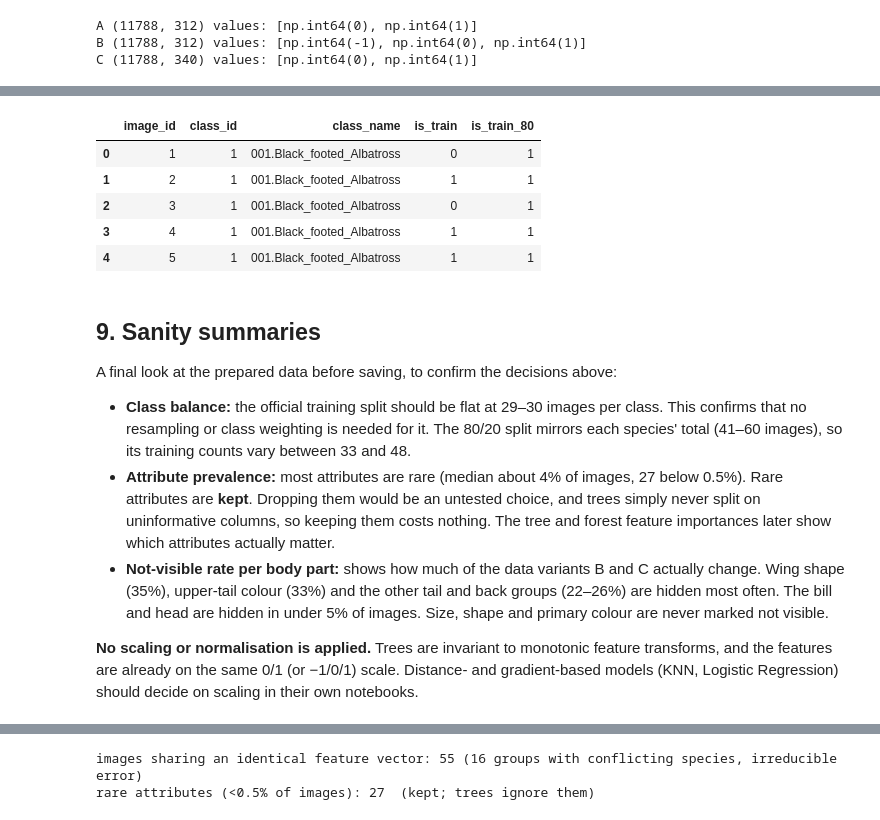
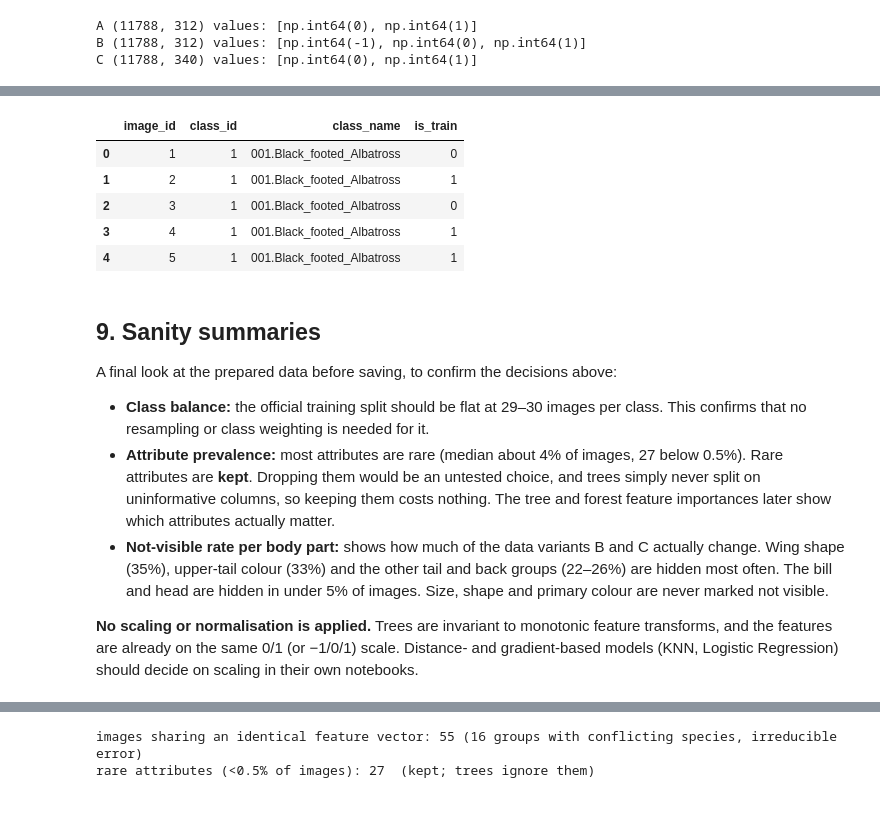
Before and after one commit to Flamingsides/f20dl-coursework-1, a Jupyter notebook: notebooks/dataPrep.ipynb, the cells around one changed output, grey strips where cells are left out. Saved outputs shown, nothing was run; the diff lists cells and outputs as text; code cells hidden in the pictures.

```diff
--- a/notebooks/dataPrep.ipynb
+++ b/notebooks/dataPrep.ipynb
@@ -253,32 +233,27 @@ A second split column is added so that models can also be trained on more data.
 # %%
 meta = (labels.merge(classes, on='class_id')
               .merge(split, on='image_id')
               .set_index('image_id')
               .sort_index())
 
-# Stratified 80/20 split: same species proportions in train and test, reproducible via SPLIT_SEED
-train_ids, _ = train_test_split(meta.index, test_size=TEST_SIZE_80_20,
-                                stratify=meta.class_id, random_state=SPLIT_SEED)
-meta['is_train_80'] = meta.index.isin(train_ids).astype(int)
-
 def with_meta(X):
     return X.join(meta, how='left').reset_index()
 
 df_A, df_B, df_C = with_meta(X_A), with_meta(X_B), with_meta(X_C)
-assert df_A[['class_id', 'is_train', 'is_train_80']].notna().all().all()
-df_A[['image_id', 'class_id', 'class_name', 'is_train', 'is_train_80']].head()
+assert df_A[['class_id', 'is_train']].notna().all().all()
+df_A[['image_id', 'class_id', 'class_name', 'is_train']].head()
 # %% [output]
-|  | image_id | class_id | class_name | is_train | is_train_80 |
-| 0 | 1 | 1 | 001.Black_footed_Albatross | 0 | 1 |
-| 1 | 2 | 1 | 001.Black_footed_Albatross | 1 | 1 |
-| 2 | 3 | 1 | 001.Black_footed_Albatross | 0 | 1 |
-| 3 | 4 | 1 | 001.Black_footed_Albatross | 1 | 1 |
-| 4 | 5 | 1 | 001.Black_footed_Albatross | 1 | 1 |
+|  | image_id | class_id | class_name | is_train |
+| 0 | 1 | 1 | 001.Black_footed_Albatross | 0 |
+| 1 | 2 | 1 | 001.Black_footed_Albatross | 1 |
+| 2 | 3 | 1 | 001.Black_footed_Albatross | 0 |
+| 3 | 4 | 1 | 001.Black_footed_Albatross | 1 |
+| 4 | 5 | 1 | 001.Black_footed_Albatross | 1 |
 # %% [markdown]
 ## 9. Sanity summaries
 
 A final look at the prepared data before saving, to confirm the decisions above:
-- **Class balance:** the official training split should be flat at 29–30 images per class. This confirms that no resampling or class weighting is needed for it. The 80/20 split mirrors each species' total (41–60 images), so its training counts vary between 33 and 48.
+- **Class balance:** the official training split should be flat at 29–30 images per class. This confirms that no resampling or class weighting is needed for it.
 - **Attribute prevalence:** most attributes are rare (median about 4% of images, 27 below 0.5%). Rare attributes are **kept**. Dropping them would be an untested choice, and trees simply never split on uninformative columns, so keeping them costs nothing. The tree and forest feature importances later show which attributes actually matter.
 - **Not-visible rate per body part:** shows how much of the data variants B and C actually change. Wing shape (35%), upper-tail colour (33%) and the other tail and back groups (22–26%) are hidden most often. The bill and head are hidden in under 5% of images. Size, shape and primary colour are never marked not visible.
 
```
Also changed, not shown: parts of 7 cells of this notebook, 7 other files.
